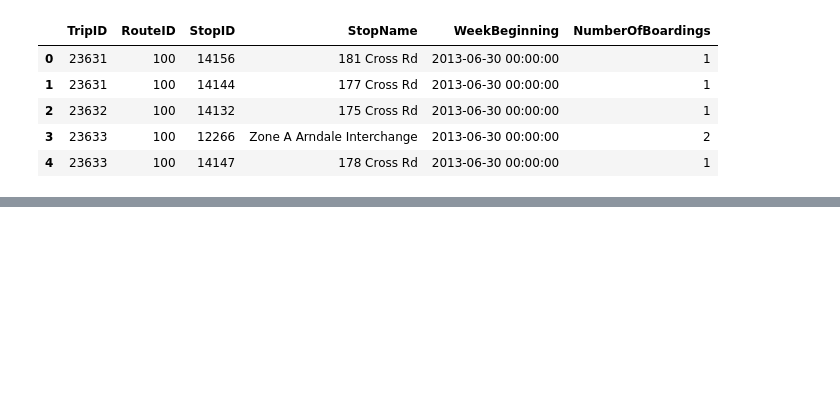
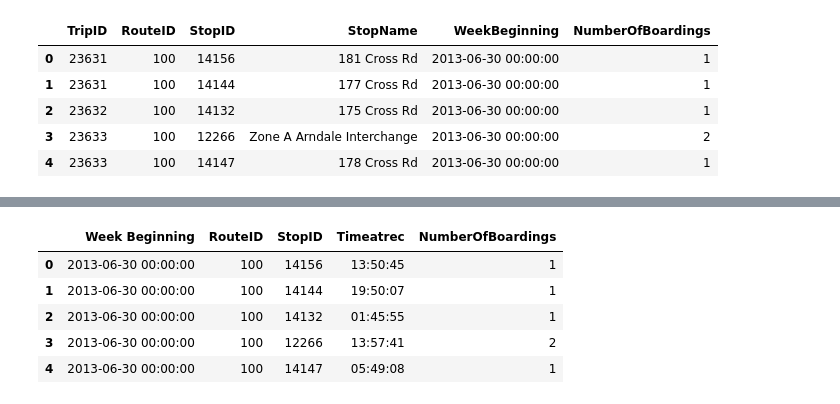
Before and after one commit to hackinhub19/Spars, a Jupyter notebook: LSTM.ipynb, the cells around one changed output, grey strips where cells are left out. Drawn from its saved outputs; the diff is of its cells as text; code cells hidden in the pictures; blank space fills up the shorter version.

```diff
--- a/LSTM.ipynb
+++ b/LSTM.ipynb
@@ -78,4 +77,6 @@ plt.show()
 # %% [output]
 [interactive output not drawn]
 [interactive output not drawn]
+# %%
+d_cpy.drop(['TripID', 'StopName'], axis=1, inplace=True)
 # %%
@@ -88,0 +110,38 @@ OverflowError: Exceeded cell block limit (set 'agg.path.chunksize' rcparam)
+# %%
+def time():
+        hrs = [random.randrange(0, 24, 1) for _ in range(900000)]
+        m = [random.randrange(0,59 , 1) for _ in range(900000)]
+        sec = [random.randrange(0, 59, 1) for _ in range(900000)]
+        """hrs=random.randint(0,23)
+        m=random.randint(0,59)
+        sec=random.randint(0,59)"""
+        t=[]
+        for i in range(0,900000):
+            t.append(datetime.time(hrs[i],m[i], sec[i]))
+
+        return t
+# %%
+data_new=pd.DataFrame(columns=['Week Beginning','RouteID','StopID','Timeatrec','NumberOfBoardings'])
+data_new['Week Beginning']=d_cpy['WeekBeginning'][:900000]
+data_new['RouteID']=d_cpy['RouteID'][:900000]
+data_new['StopID']=d_cpy['StopID'][:900000]
+data_new['NumberOfBoardings']=d_cpy['NumberOfBoardings'][:900000]
+data_new['Timeatrec']=time()
+"""#for i in range(0,len(d_cpy),900000):
+    if(len(data_new)!=1000000):
+        data_new['Week Beginning']=d_cpy['WeekBeginning'][i:i+900000]
+        data_new['RouteId']=d_cpy['RouteID'][i:i+900000]
+        data_new['StopID']=d_cpy['StopID'][i:i+900000]
+        data_new['NumberOfBoardings']=d_cpy['NumberOfBoardings'][i:i+900000]
+        data_new['timeatrec']=time
+    else:
+        break"""
+
+data_new.head()
+# %% [output]
+|  | Week Beginning | RouteID | StopID | Timeatrec | NumberOfBoardings |
+| 0 | 2013-06-30 00:00:00 | 100 | 14156 | 13:50:45 | 1 |
+| 1 | 2013-06-30 00:00:00 | 100 | 14144 | 19:50:07 | 1 |
+| 2 | 2013-06-30 00:00:00 | 100 | 14132 | 01:45:55 | 1 |
+| 3 | 2013-06-30 00:00:00 | 100 | 12266 | 13:57:41 | 2 |
+| 4 | 2013-06-30 00:00:00 | 100 | 14147 | 05:49:08 | 1 |
```
Also changed, not shown: parts of 23 cells of this notebook.
